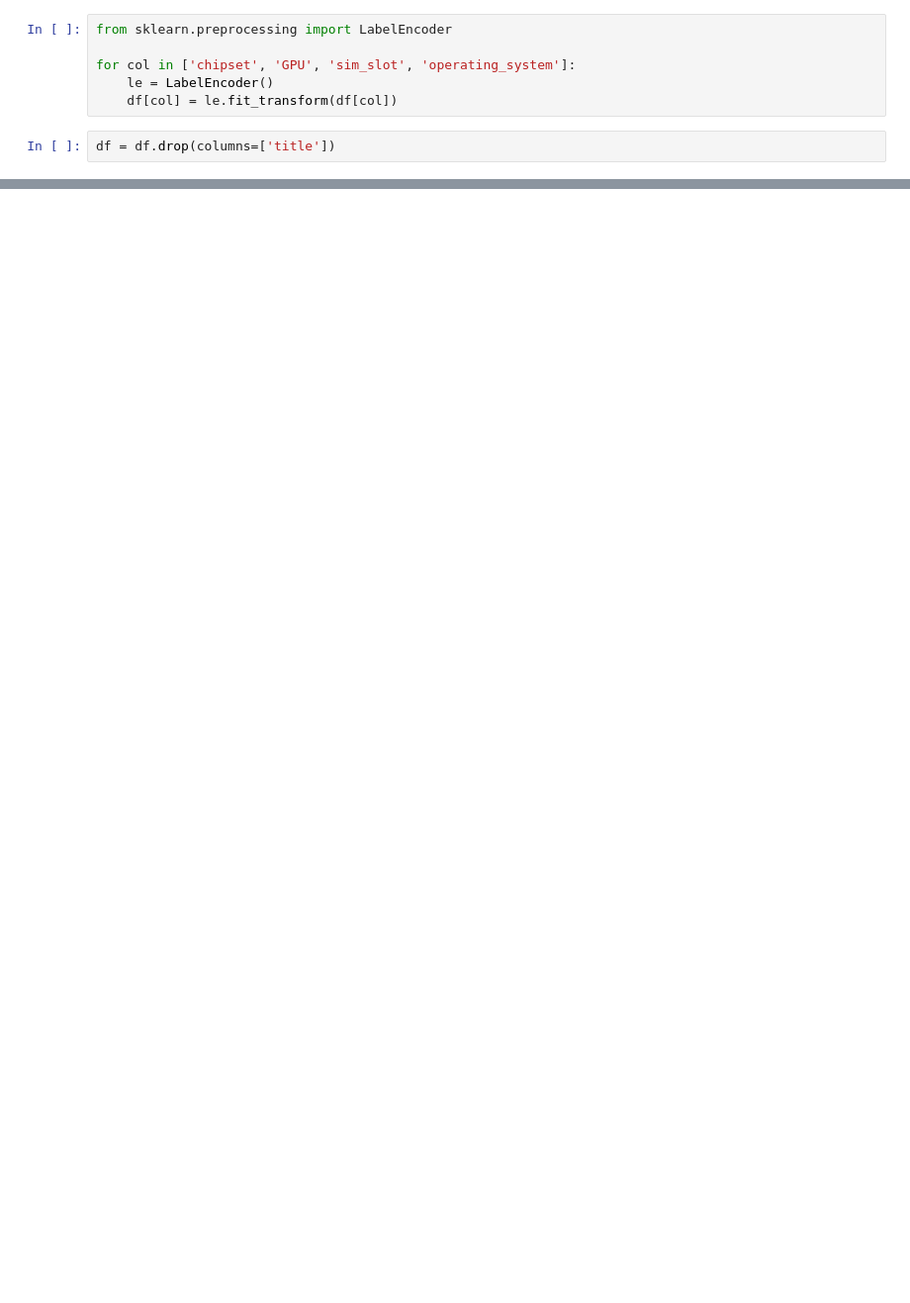
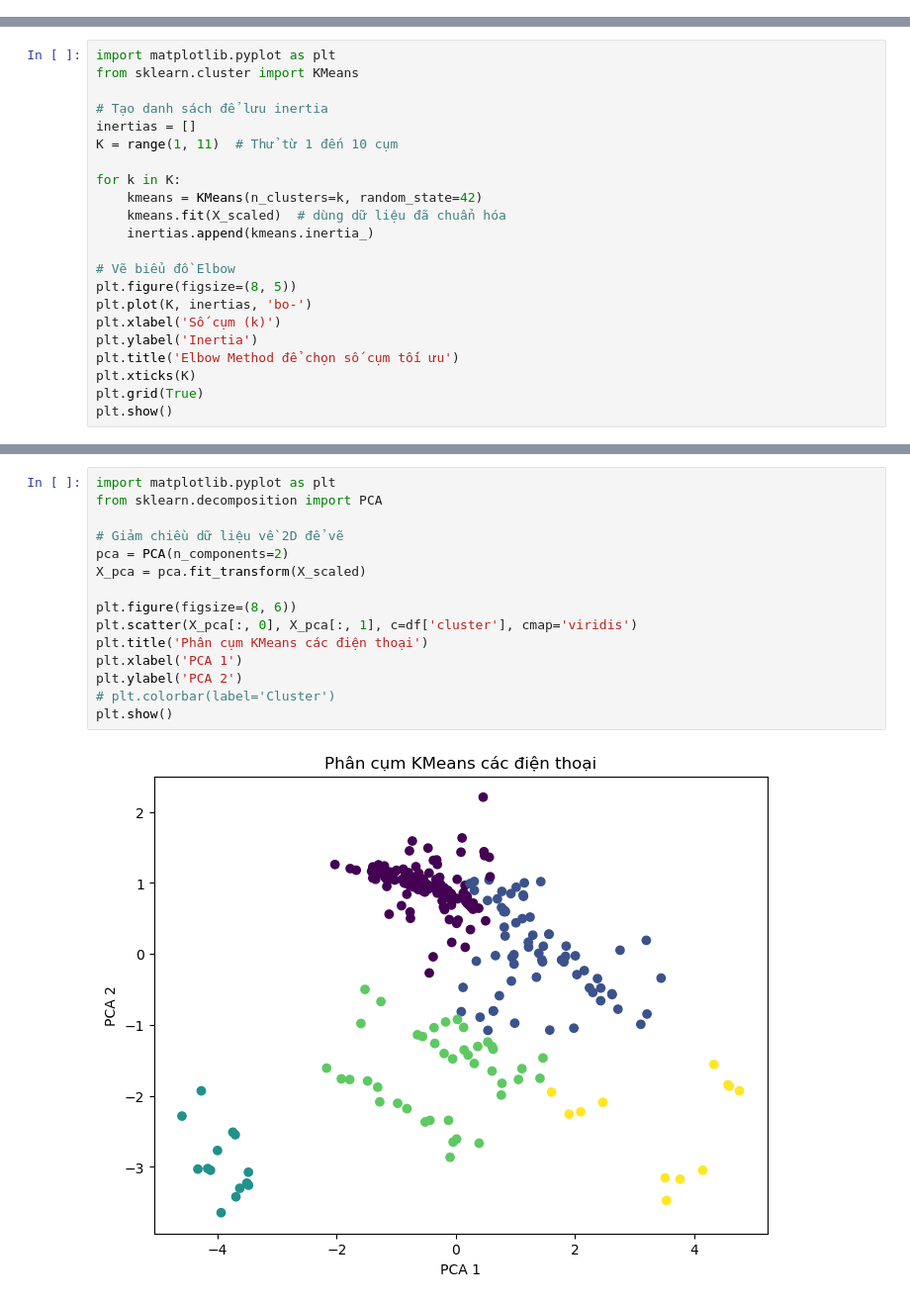
Before and after one commit to tinppb/sofascore-football-crawler, a Jupyter notebook: code_cuoiky/kmeans.ipynb, the cells around one changed output, grey strips where cells are left out. Shown at 99% size. Cells and saved outputs as stored; diff of their text form; blank space fills up the shorter version.

Commit message:
add kmeans

```diff
--- a/code_cuoiky/kmeans.ipynb
+++ b/code_cuoiky/kmeans.ipynb
@@ -14,8 +5,0 @@ df=pd.read_csv('du_lieu_da_xu_ly(1).csv')
-# %%
-from sklearn.preprocessing import LabelEncoder
-
-for col in ['chipset', 'GPU', 'sim_slot', 'operating_system']:
-    le = LabelEncoder()
-    df[col] = le.fit_transform(df[col])
-# %%
-df = df.drop(columns=['title'])
@@ -121,0 +29,22 @@ Cluster
+# %%
+import matplotlib.pyplot as plt
+from sklearn.cluster import KMeans
+
+# Tạo danh sách để lưu inertia
+inertias = []
+K = range(1, 11)  # Thử từ 1 đến 10 cụm
+
+for k in K:
+    kmeans = KMeans(n_clusters=k, random_state=42)
+    kmeans.fit(X_scaled)  # dùng dữ liệu đã chuẩn hóa
+    inertias.append(kmeans.inertia_)
+
+# Vẽ biểu đồ Elbow
+plt.figure(figsize=(8, 5))
+plt.plot(K, inertias, 'bo-')
+plt.xlabel('Số cụm (k)')
+plt.ylabel('Inertia')
+plt.title('Elbow Method để chọn số cụm tối ưu')
+plt.xticks(K)
+plt.grid(True)
+plt.show()
@@ -121,0 +53,17 @@ Cluster
+# %%
+import matplotlib.pyplot as plt
+from sklearn.decomposition import PCA
+
+# Giảm chiều dữ liệu về 2D để vẽ
+pca = PCA(n_components=2)
+X_pca = pca.fit_transform(X_scaled)
+
+plt.figure(figsize=(8, 6))
+plt.scatter(X_pca[:, 0], X_pca[:, 1], c=df['cluster'], cmap='viridis')
+plt.title('Phân cụm KMeans các điện thoại')
+plt.xlabel('PCA 1')
+plt.ylabel('PCA 2')
+# plt.colorbar(label='Cluster')
+plt.show()
+# %% [output]
+[figure, added]
```
Also changed, not shown: parts of 11 cells of this notebook, 2 other files.
